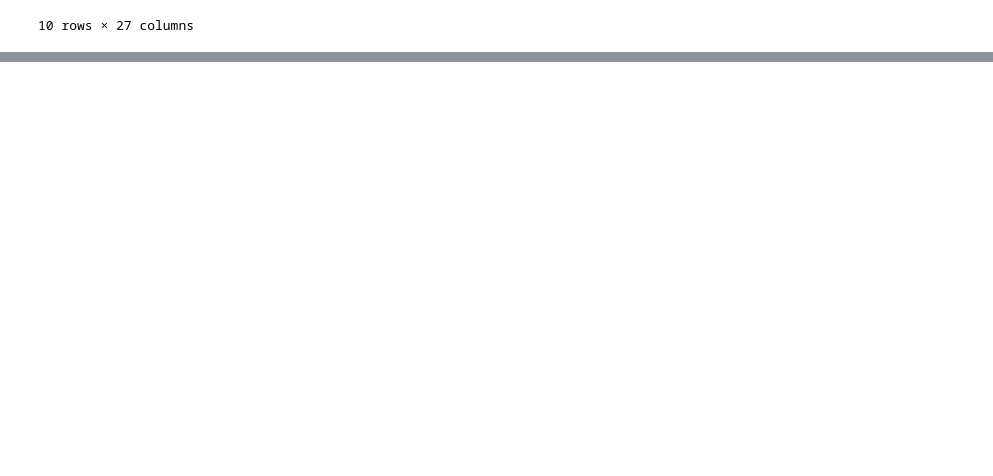
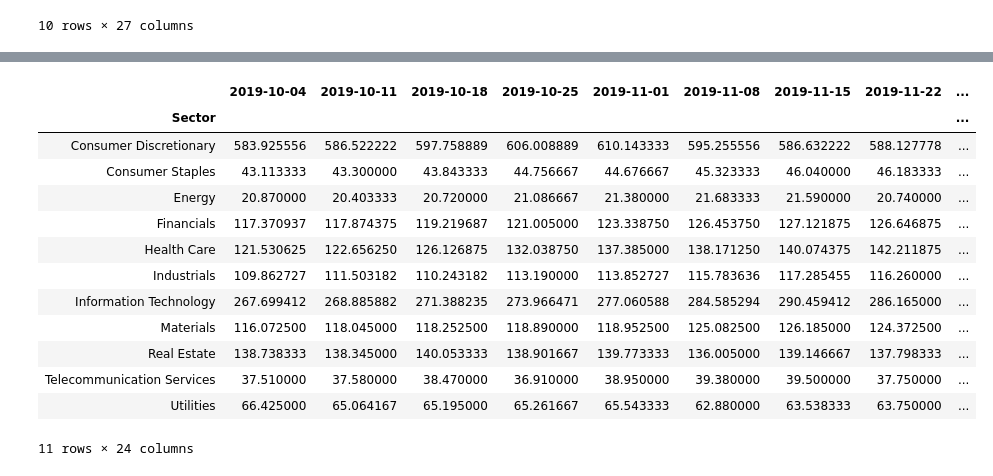
Before and after one commit to bhhnguyen/DataViz-Proj1, a Jupyter notebook: Wendy_ProjectDraft.ipynb, the cells around one changed output, grey strips where cells are left out. Cells and saved outputs as stored; diff of their text form; code cells hidden in the pictures; blank space fills up the shorter version.

Commit message:
Added Sector df with average weekly close price by week

```diff
--- a/Wendy_ProjectDraft.ipynb
+++ b/Wendy_ProjectDraft.ipynb
@@ -99,0 +108,6 @@ stock_data[90:100]
+# %%
+sector_df = edit_df.copy()
+# %%
+sector_df = sector_df.drop(["Symbol","Name"], axis=1)
+sector_df = sector_df.set_index(["Sector"])
+sector_df
@@ -99,0 +129,21 @@ stock_data[90:100]
+# %%
+sector_df[hardcode_weeks]= sector_df[hardcode_weeks].apply(pd.to_numeric, errors = "coerce")
+# %%
+sector_df = sector_df.groupby(["Sector"]).mean()
+# %%
+sector_df
+# %% [output]
+|  | 2019-10-04 | 2019-10-11 | 2019-10-18 | 2019-10-25 | 2019-11-01 | 2019-11-08 | 2019-11-15 | 2019-11-22 | ... |
+| Sector |  |  |  |  |  |  |  |  | ... |
+| Consumer Discretionary | 583.925556 | 586.522222 | 597.758889 | 606.008889 | 610.143333 | 595.255556 | 586.632222 | 588.127778 | ... |
+| Consumer Staples | 43.113333 | 43.300000 | 43.843333 | 44.756667 | 44.676667 | 45.323333 | 46.040000 | 46.183333 | ... |
+| Energy | 20.870000 | 20.403333 | 20.720000 | 21.086667 | 21.380000 | 21.683333 | 21.590000 | 20.740000 | ... |
+| Financials | 117.370937 | 117.874375 | 119.219687 | 121.005000 | 123.338750 | 126.453750 | 127.121875 | 126.646875 | ... |
+| Health Care | 121.530625 | 122.656250 | 126.126875 | 132.038750 | 137.385000 | 138.171250 | 140.074375 | 142.211875 | ... |
+| Industrials | 109.862727 | 111.503182 | 110.243182 | 113.190000 | 113.852727 | 115.783636 | 117.285455 | 116.260000 | ... |
+| Information Technology | 267.699412 | 268.885882 | 271.388235 | 273.966471 | 277.060588 | 284.585294 | 290.459412 | 286.165000 | ... |
+| Materials | 116.072500 | 118.045000 | 118.252500 | 118.890000 | 118.952500 | 125.082500 | 126.185000 | 124.372500 | ... |
+| Real Estate | 138.738333 | 138.345000 | 140.053333 | 138.901667 | 139.773333 | 136.005000 | 139.146667 | 137.798333 | ... |
+| Telecommunication Services | 37.510000 | 37.580000 | 38.470000 | 36.910000 | 38.950000 | 39.380000 | 39.500000 | 37.750000 | ... |
+| Utilities | 66.425000 | 65.064167 | 65.195000 | 65.261667 | 65.543333 | 62.880000 | 63.538333 | 63.750000 | ... |
+11 rows × 24 columns
```
Also changed, not shown: parts of 7 cells of this notebook, 2 other files.
